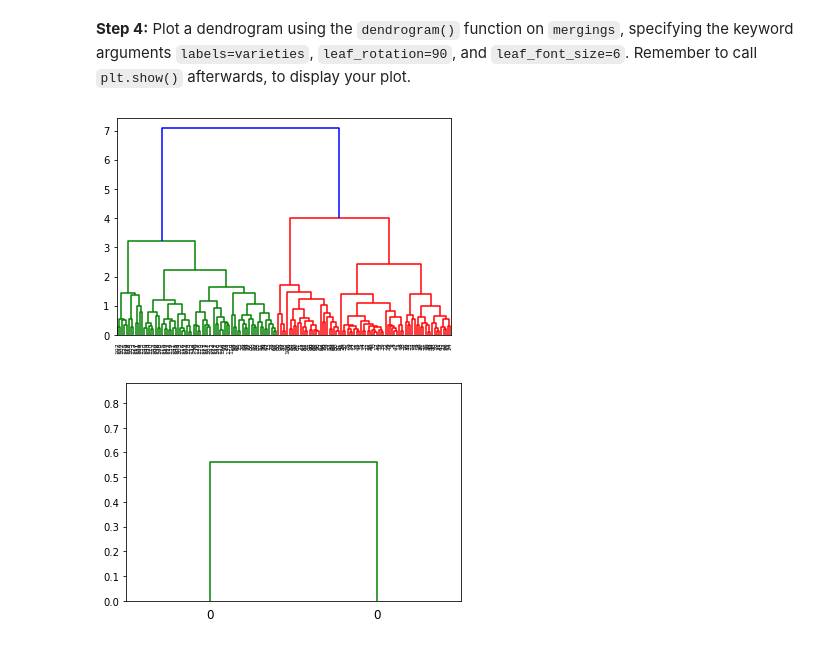
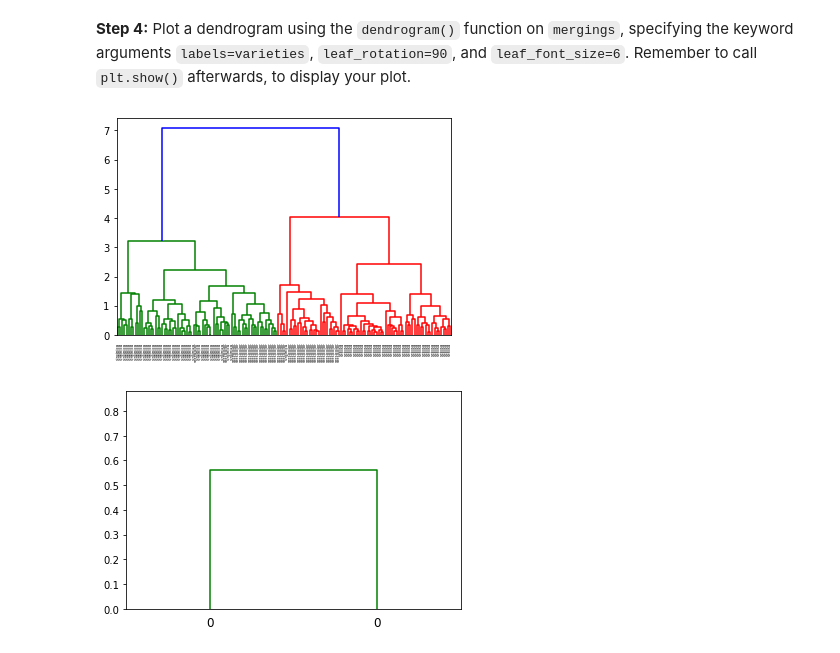
Before and after one commit to fvarelacid/strive-ai-may21, a Jupyter notebook: 3. Machine Learning/03. Clustering/exercises/ml3.ipynb, the cells around one changed output. Cells and saved outputs as stored; diff of their text form; code cells hidden in the pictures.

```diff
--- a/3. Machine Learning/03. Clustering/exercises/ml3.ipynb
+++ b/3. Machine Learning/03. Clustering/exercises/ml3.ipynb
@@ -37,6 +37,7 @@ def create_df():
 
 df_iris = create_df()
 df_iris_sample = df_iris.sample(n=10)
+varieties = df_iris['class'].values
 # %%
 assert df_iris['sepal length'].shape == (150,)
 assert df_iris['sepal width'].shape == (150,)
@@ -86,10 +69,10 @@ assert mergings.shape == (149,4)
 # %%
 dn = 0
 # YOUR CODE HERE
-dn = dendrogram(mergings, leaf_rotation=90, leaf_font_size=6)
+dn = dendrogram(mergings, labels=varieties, leaf_rotation=90, leaf_font_size=4)
 #ASK ANTONIO why labels='varieties' is not working
 # %% [output]
-[figure, old version]
+[figure, new version]
 # %%
 assert type(dn) == type(dendrogram(np.random.rand(15, 4)))
 # %% [output]
```
Also changed, not shown: parts of 1 cell of this notebook.
